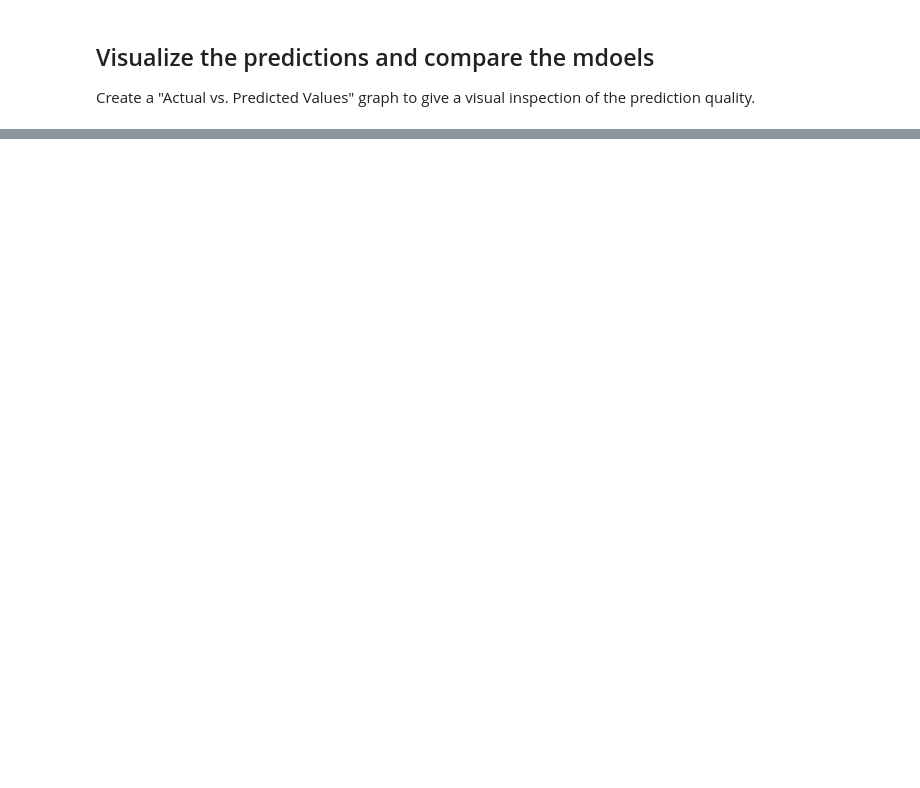
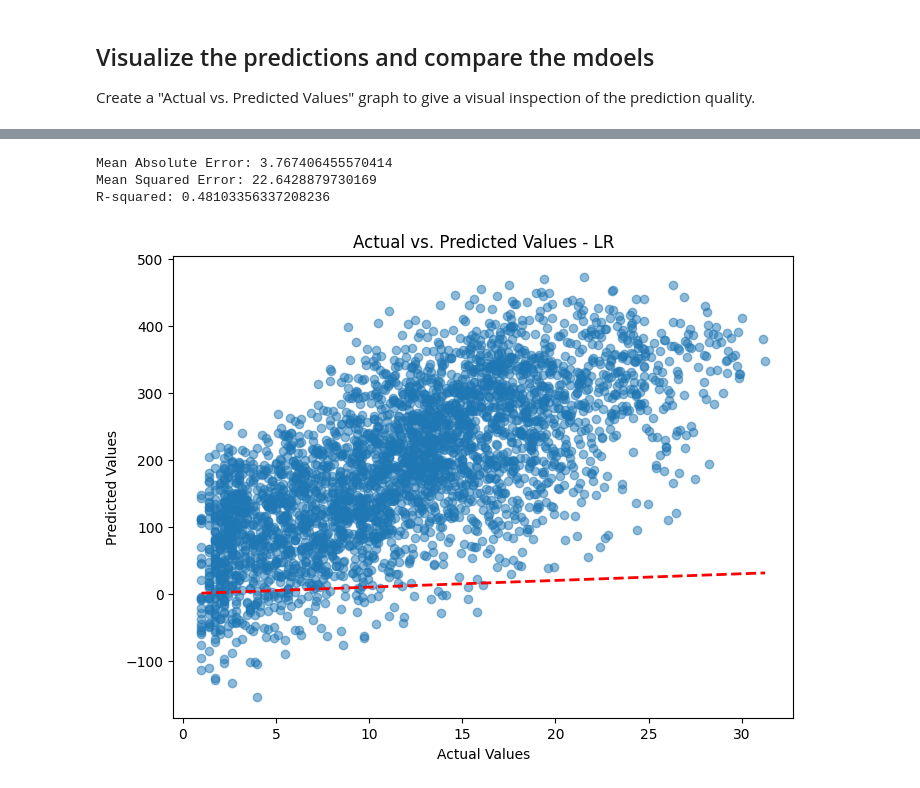
Before and after one commit to cparra-97/Applied-AI-in-Transportation, a Jupyter notebook: CAPG_Assignment_1.ipynb, the cells around one changed output, grey strips where cells are left out. Cells and saved outputs as stored; diff of their text form; code cells hidden in the pictures; blank space fills up the shorter version.

```diff
--- a/CAPG_Assignment_1.ipynb
+++ b/CAPG_Assignment_1.ipynb
@@ -67,9 +67,16 @@ memory usage: 2.3+ MB
 - We keep it simple; you can expand features (e.g., interactions) later.
 # %%
 from sklearn.model_selection import train_test_split
+
+# Remove instant, dteday, mnth because they don't give valuable information
+# Remove casual and registered because they sum the cnt which will be the target variable
+# Remove atemp because of the correlation with temp
+
+df_model = df.drop(['instant','dteday','mnth','atemp','casual','registered'], axis=1)
+
 target = 'cnt'
 
-X = df.copy()
+X = df_model.copy()
 y = df[target].astype(float)
 
 X.drop(columns=[target], inplace=True)
@@ -350,0 +315,61 @@ plt.show()
+# %%
+import numpy as np
+
+from sklearn.linear_model import LinearRegression
+from sklearn.model_selection import cross_val_score
+
+from sklearn.model_selection import train_test_split
+
+from sklearn.metrics import mean_absolute_error, mean_squared_error, r2_score
+
+import matplotlib.pyplot as plt
+import seaborn as sns
+
+y_train2 = y_train
+y_test2 = y_test
+##########################################
+y_train2 = np.sqrt(y_train)
+y_test2 = np.sqrt(y_test)
+##########################################
+
+
+# Create a Linear Regression model
+model = LinearRegression()
+
+cross_val_score(model, X_train_scaled, y_train2, cv=5).mean()
+
+
+# Fit the model to the training data
+model.fit(X_train_scaled, y_train2)
+
+y_pred = model.predict(X_test_scaled)
+
+
+mae = mean_absolute_error(y_test2, y_pred)
+mse = mean_squared_error(y_test2, y_pred)
+r2 = r2_score(y_test2, y_pred)
+
+print(f"Mean Absolute Error: {mae}")
+print(f"Mean Squared Error: {mse}")
+print(f"R-squared: {r2}")
+
+
+# Create a scatter plot to visualize the relationship
+plt.figure(figsize=(8, 6))
+plt.scatter(y_test2, y_pred_lr, alpha=0.5)  # Plot actual vs. predicted values
+
+# Add labels and title
+plt.xlabel("Actual Values")
+plt.ylabel("Predicted Values")
+plt.title("Actual vs. Predicted Values - LR")
+
+# Add a diagonal line for reference (perfect predictions)
+plt.plot([min(y_test2), max(y_test2)], [min(y_test2), max(y_test2)], linestyle='--', color='red', lw=2)
+
+# Show the plot
+plt.show()
+# %% [output]
+Mean Absolute Error: 3.767406455570414
+Mean Squared Error: 22.6428879730169
+R-squared: 0.48103356337208236
+[figure, added]
```
Also changed, not shown: parts of 5 cells of this notebook.
